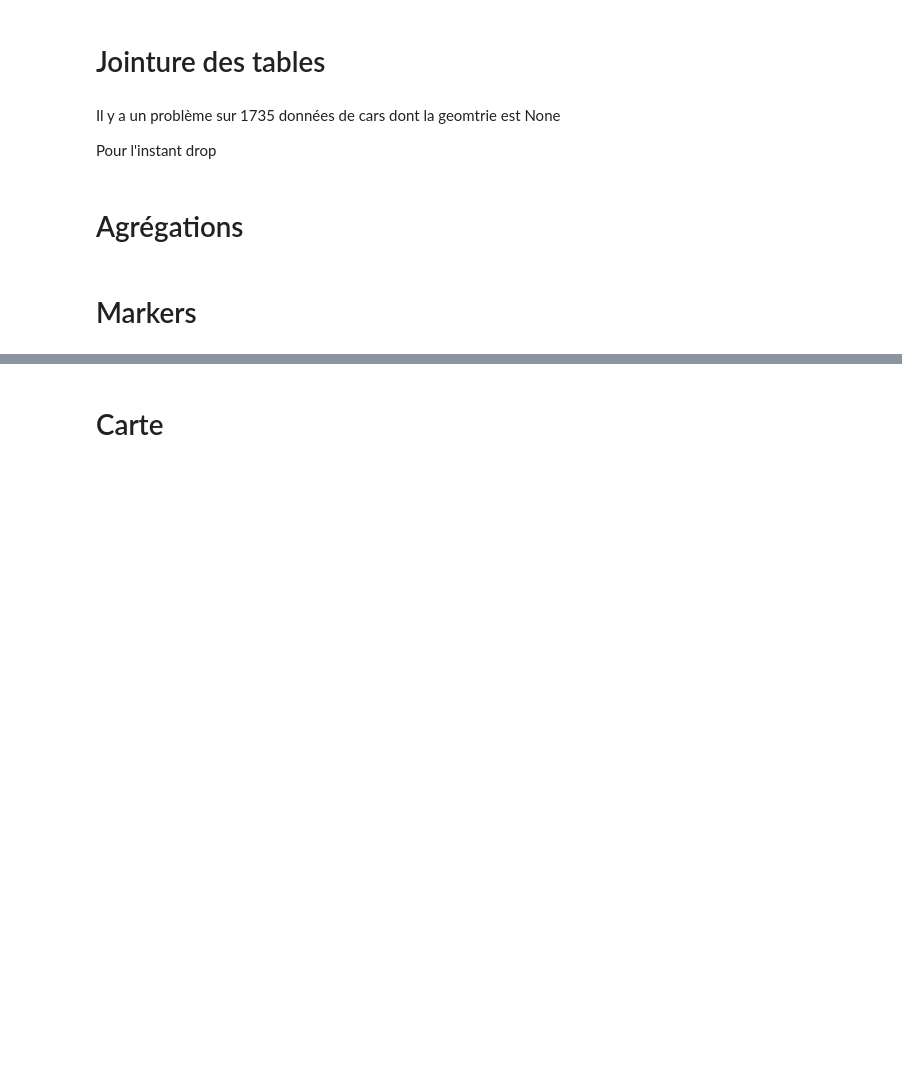
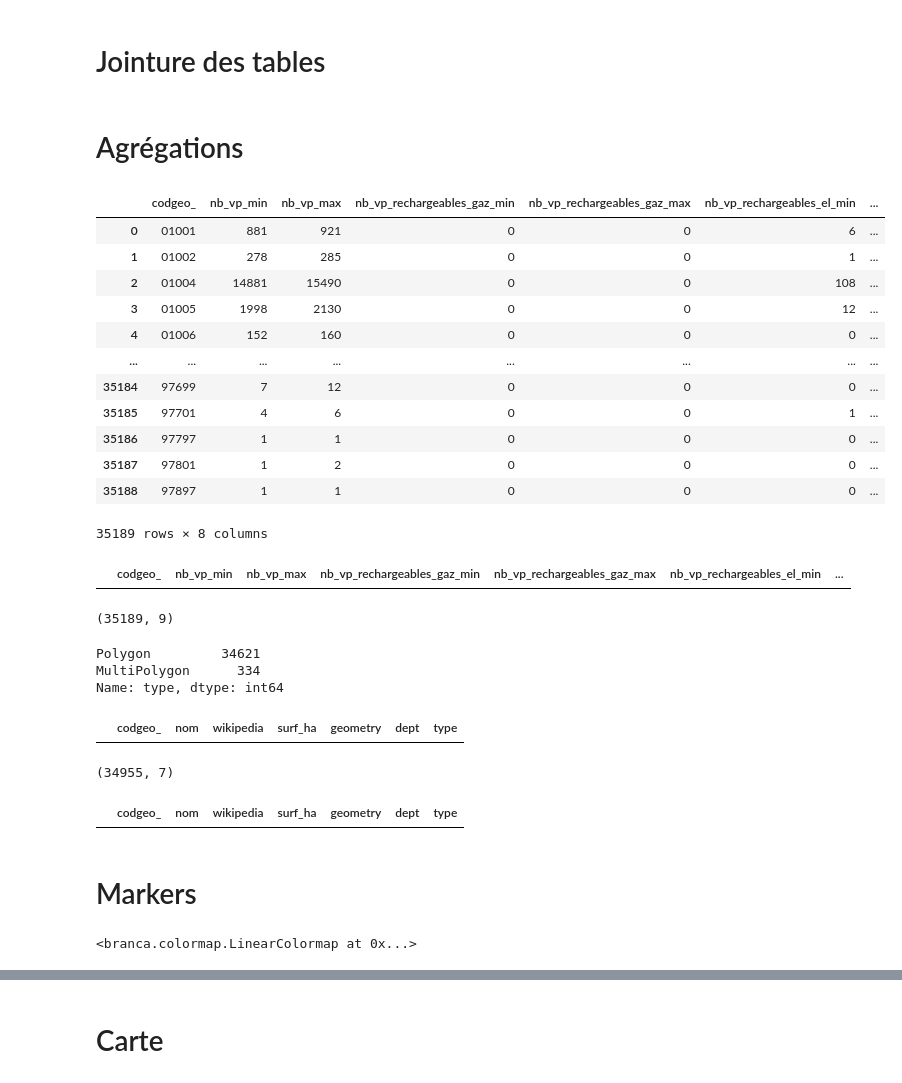
Before and after one commit to dataforgoodfr/batch11_e_cartomobile, a Jupyter notebook: notebooks/CAR_viz.ipynb, the cells around one changed output, grey strips where cells are left out. Cells and saved outputs as stored; diff of their text form; code cells hidden in the pictures; blank space fills up the shorter version.

```diff
--- a/notebooks/CAR_viz.ipynb
+++ b/notebooks/CAR_viz.ipynb
@@ -41,3 +98,5 @@ cars.codgeo   ## LE BON CLIENT
 # %%
 cars.drop(columns='geometry', inplace=True)
+# %%
+cars['dept'] = cars['codgeo'].apply(lambda s : s[0:2])
 # %% [markdown]
@@ -80,3 +167,0 @@ poste.rename(columns={'code_commune_insee': 'codgeo'}, inplace=True)
-# %%
-# jointure des deux suivant le code commune insee
-cars = cars.join(poste.set_index('codgeo')[['geometry']], on='codgeo')
@@ -89,7 +167,0 @@ poste.query("codgeo == '09255'")
-# %% [markdown]
- Il y a un problème sur 1735 données de cars dont la geomtrie est None
-
- Pour l'instant drop
-# %%
-cars = cars.query("geometry != None")
-cars.head()
@@ -98,12 +172,27 @@ cars.head()
 # %%
 car_agg = cars.groupby('codgeo').agg(
                     {'nb_vp': ['min','max'],
                     'nb_vp_rechargeables_gaz': ['min','max'],
                     'nb_vp_rechargeables_el': ['min','max'],
-                    'geometry': ['first']
+                    'dept': ['first'],
+                    # 'nom': ['first'],
                     }
                     ).reset_index()
 car_agg.columns = car_agg.columns.to_flat_index()
 car_agg.columns = [ x + '_' + y if x !='geometry' else x for x,y in car_agg.columns]
-# car_agg.columns = ['min_nb_vp','max_nb_vp','min_nb_vp_rechargeables_gaz','max_nb_vp_rechargeables_gaz','min_nb_vp_rechargeables_el','max_nb_vp_rechargeables_el']
+car_agg.rename(columns={'dept_first': 'dept'}, inplace=True)
 car_agg
+# %% [output]
+|  | codgeo_ | nb_vp_min | nb_vp_max | nb_vp_rechargeables_gaz_min | nb_vp_rechargeables_gaz_max | nb_vp_rechargeables_el_min | ... |
+| 0 | 01001 | 881 | 921 | 0 | 0 | 6 | ... |
+| 1 | 01002 | 278 | 285 | 0 | 0 | 1 | ... |
+| 2 | 01004 | 14881 | 15490 | 0 | 0 | 108 | ... |
+| 3 | 01005 | 1998 | 2130 | 0 | 0 | 12 | ... |
+| 4 | 01006 | 152 | 160 | 0 | 0 | 0 | ... |
+| ... | ... | ... | ... | ... | ... | ... | ... |
+| 35184 | 97699 | 7 | 12 | 0 | 0 | 0 | ... |
+| 35185 | 97701 | 4 | 6 | 0 | 0 | 1 | ... |
+| 35186 | 97797 | 1 | 1 | 0 | 0 | 0 | ... |
+| 35187 | 97801 | 1 | 2 | 0 | 0 | 0 | ... |
+| 35188 | 97897 | 1 | 1 | 0 | 0 | 0 | ... |
+35189 rows × 8 columns
@@ -109,0 +201,23 @@ car_agg
+# %%
+display(car_agg.head(0), car_agg.shape)
+# %% [output]
+|  | codgeo_ | nb_vp_min | nb_vp_max | nb_vp_rechargeables_gaz_min | nb_vp_rechargeables_gaz_max | nb_vp_rechargeables_el_min | ... |
+(35189, 9)
+# %%
+communes['type'] = [ g.geom_type for g in communes.geometry]
+communes['type'].value_counts()
+# %% [output]
+Polygon         34621
+MultiPolygon      334
+Name: type, dtype: int64
+# %%
+display(communes.head(0), communes.shape)
+# %% [output]
+|  | codgeo_ | nom | wikipedia | surf_ha | geometry | dept | type |
+(34955, 7)
+# %%
+# # Choose only one department
+
+communes.query("(dept == '75') and (dept == '77' ) and (dept == '78') and (dept == '91') and (dept == '92') and (dept == '93') and (dept == '94') and (dept == '95')")
+# %% [output]
+|  | codgeo_ | nom | wikipedia | surf_ha | geometry | dept | type |
@@ -112,7 +230,12 @@ car_agg
 # %%
 from branca.colormap import linear, LinearColormap
 
+min = car_agg['pct_el'].min()
+max = car_agg['pct_el'].max()
+
 # Define the color map
-colors = ['#00ff00', '#ffff00', '#ff0000']
-cmap_vp = LinearColormap(colors=colors, vmin=car_agg['nb_vp_max'].min(), vmax=car_agg['nb_vp_max'].max())
+colors = ['#ff0000', '#ffff00', '#00ff00']
+cmap_vp = LinearColormap(colors=colors, vmin=min, vmax=max)
 display(cmap_vp)
+# %% [output]
+<branca.colormap.LinearColormap at 0x...>
```
Also changed, not shown: parts of 30 cells of this notebook, 5 other files.
